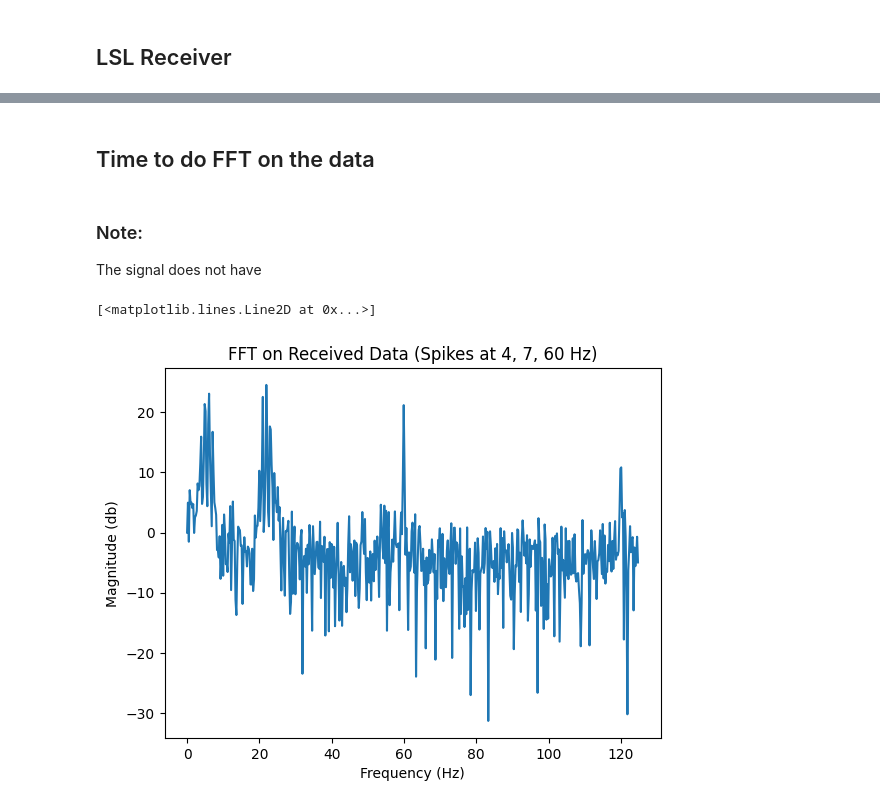
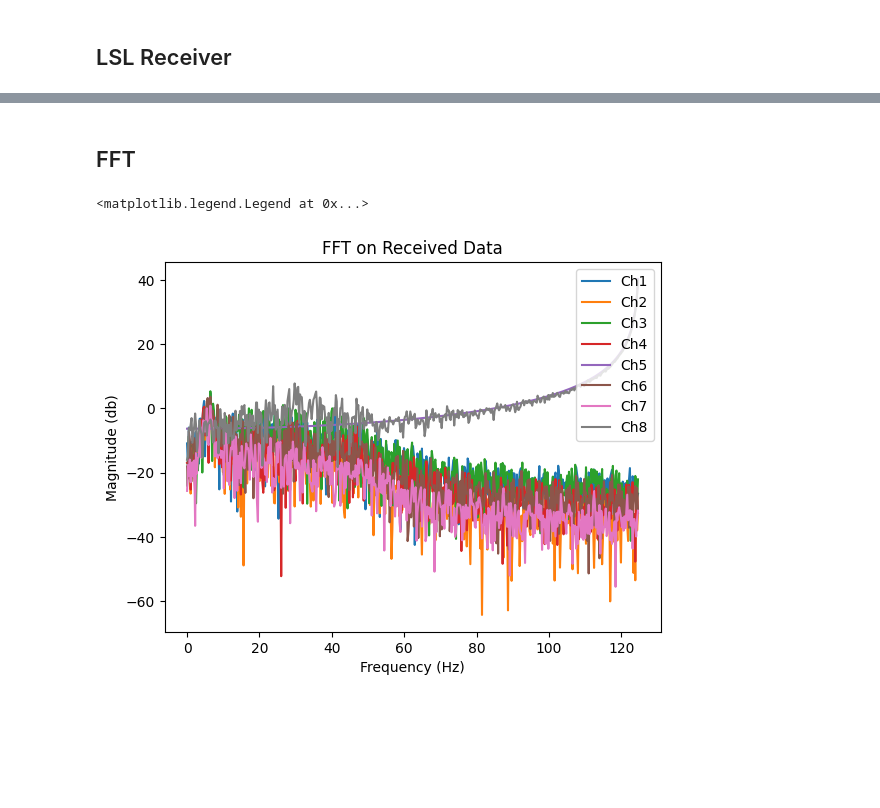
Before and after one commit to LeouYing/BCI-Project, a Jupyter notebook: lsl/receiver.ipynb, the cells around one changed output, grey strips where cells are left out. Saved outputs shown, nothing was run; the diff lists cells and outputs as text; code cells hidden in the pictures; blank space fills up the shorter version.

```diff
--- a/lsl/receiver.ipynb
+++ b/lsl/receiver.ipynb
@@ -46,8 +70,10 @@ looking for an EEG stream...
 # %%
-t = [*range(len(data))]
+labels = [f'Ch{i}' for i in range(1, 9)]
+plt.plot(data)
 
-plt.title('Received Data')
+plt.title('LSL Received Data')
 plt.ylabel('Magnitude')
 plt.xlabel('Time (n)')
-plt.plot(t, data)
+plt.plot(data)
+plt.legend(labels)
 # %% [output]
@@ -56,37 +82,43 @@ plt.plot(t, data)
-# %% [markdown]
-## Time to do FFT on the data
-# %% [markdown]
-### Note:
-The signal does not have
+# %% [markdown]
+## FFT
 # %%
 # Sample count
-N = len(data)
+N_samples = len(data)
+
 # Sampling rate
 fs = 250
 
 # Sample spacing (inverse of sampling rate)
 df = 1/fs
 
 '''
 FFT and frequency time scale
-Halve the frequency domain due to real-time signal conjugate symmetry
+Halve the frequency domain b/c real time signal conjugate symmetry
 '''
-yf = fft(data)[:N//2]
-xf = fftfreq(N, df)[:N//2]
+def trunc_fft(channel_data: np.array) -> np.array:
+    return fft(channel_data)[:N_samples//2]
+
+yfs = np.apply_along_axis(trunc_fft, 0, data)
+xf = fftfreq(N_samples, df)[:N_samples//2]
 
 '''
-Convert power signal to normalized decibel
+Voltage to decibel
 '''
-yf_plot = 20*np.log10(np.abs(yf)/np.max(yf))
-yf_plot -= yf_plot[0]
+def volt_to_dec(arr: np.array) -> np.array:
+    dec_array = 20*np.log10(np.abs(arr)/np.max(arr))
+    dec_array -= dec_array[0]
+    return dec_array
 
-plt.title('FFT on Received Data (Spikes at 4, 7, 60 Hz)')
+yfs = np.apply_along_axis(volt_to_dec, 0, yfs)
+
+plt.title('FFT on Received Data')
 plt.ylabel('Magnitude (db)')
 plt.xlabel('Frequency (Hz)')
-plt.plot(xf, yf_plot)
+plt.plot(xf, yfs)
+plt.legend(labels)
 # %% [output]
-[<matplotlib.lines.Line2D at 0x...>]
+<matplotlib.legend.Legend at 0x...>
-[figure, old version]
+[figure, new version]
 # %%
 from IPython.display import display, clear_output
 import numpy as np
```
Also changed, not shown: parts of 7 cells of this notebook, 2 other files.
